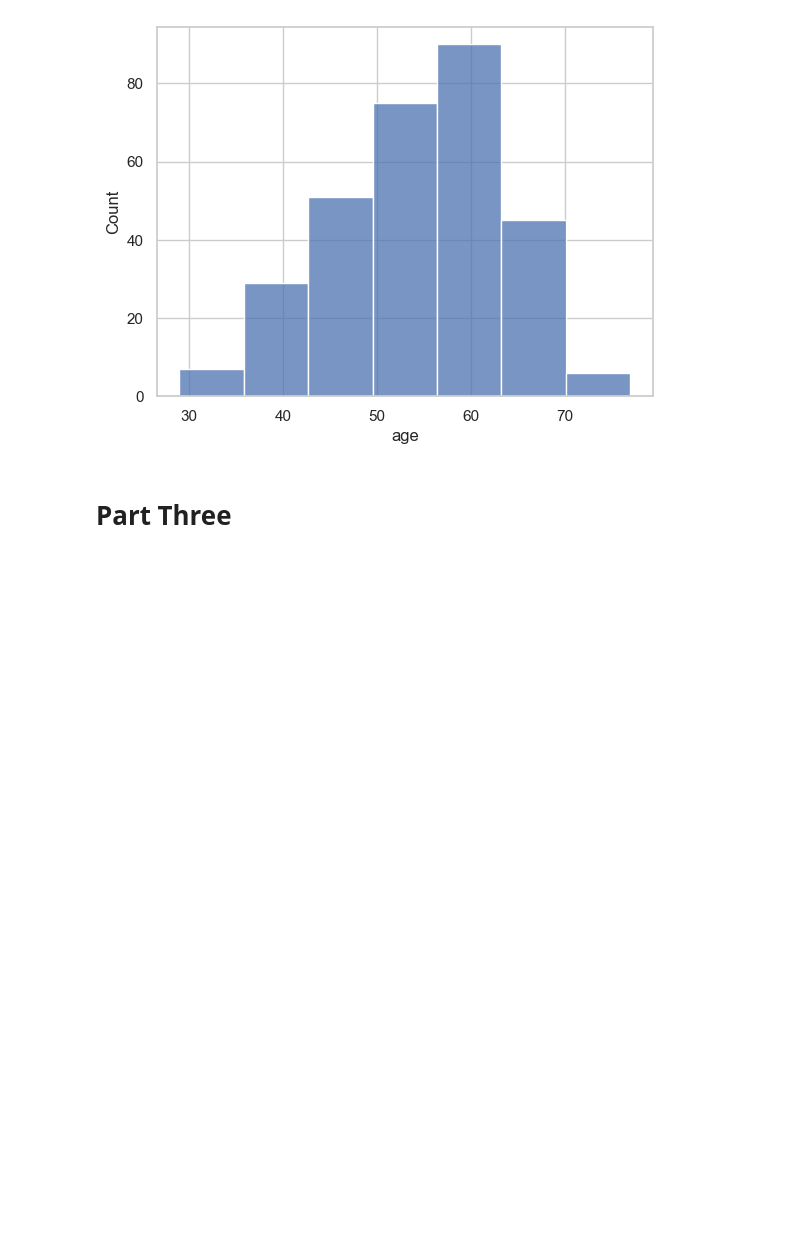
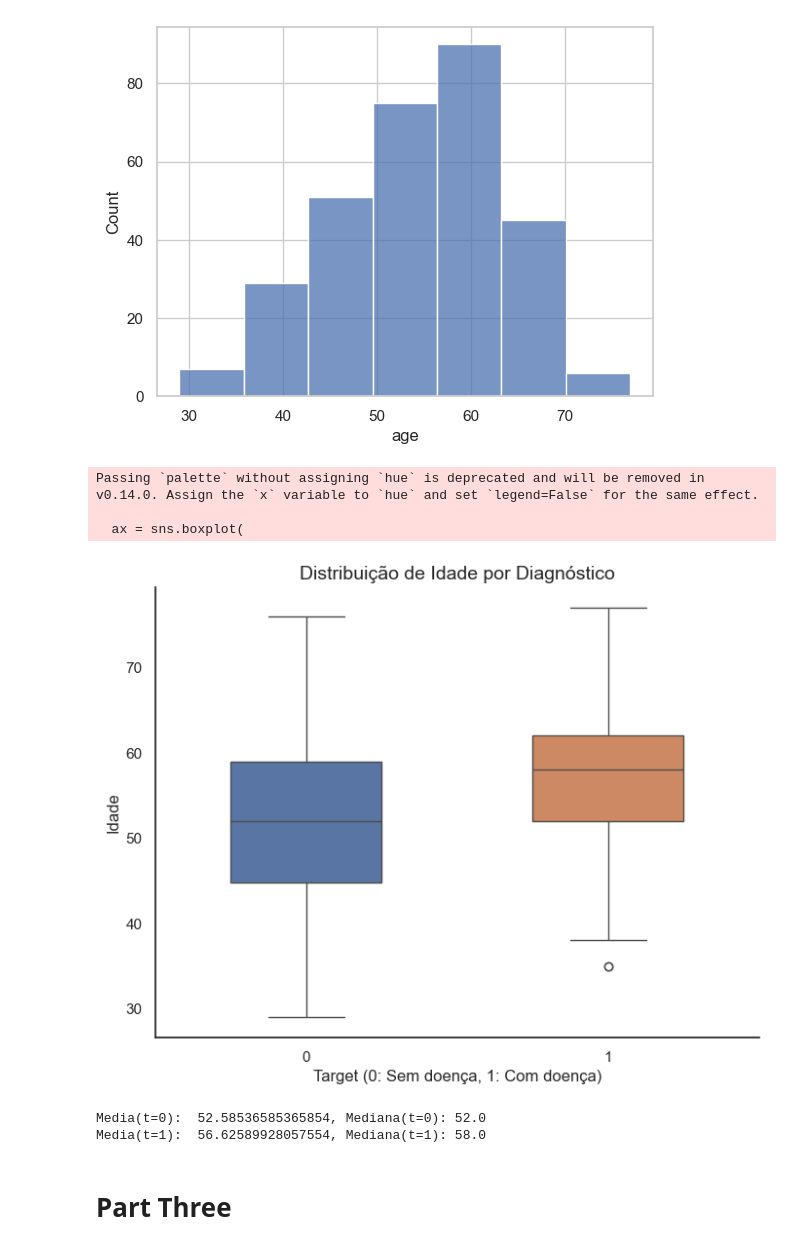
Before and after one commit to KevBoyz/heart-disease-analysis, a Jupyter notebook: all_stuff.ipynb, the cells around one changed output. Drawn from its saved outputs; the diff is of its cells as text; code cells hidden in the pictures; blank space fills up the shorter version.

```diff
--- a/all_stuff.ipynb
+++ b/all_stuff.ipynb
@@ -205,6 +205,38 @@ sns.histplot(df['age'], bins=h)
 # %% [output]
 <Axes: xlabel='age', ylabel='Count'>
 [figure]
+# %%
+plt.figure(figsize=(8, 6))
+
+age_T0 = df[df["target"] == 0]['age']
+age_T1 = df[df["target"] == 1]['age']
+media = np.mean(age_T1)
+mediana = np.median(age_T1)
+media2 = np.mean(age_T0)
+mediana2 = np.median(age_T0)
+
+ax = sns.boxplot(
+    data=df,
+    x='target',
+    y='age',
+    palette=['#4C72B0', '#DD8452'],
+    width=0.5
+)
+plt.title('Distribuição de Idade por Diagnóstico', fontsize=14)
+plt.xlabel('Target (0: Sem doença, 1: Com doença)')
+plt.ylabel('Idade')
+sns.despine()
+plt.show()
+
+print(f"Media(t=0): {media2}, Mediana(t=0): {mediana2}")
+print(f"Media(t=1): {media}, Mediana(t=1): {mediana}")
+# %% [output]
+Passing `palette` without assigning `hue` is deprecated and will be removed in v0.14.0. Assign the `x` variable to `hue` and set `legend=False` for the same effect.
+
+  ax = sns.boxplot(
+[figure, added]
+Media(t=0):  52.58536585365854, Mediana(t=0): 52.0
+Media(t=1):  56.62589928057554, Mediana(t=1): 58.0
 # %% [markdown]
 # Part Three
 # %%
```
